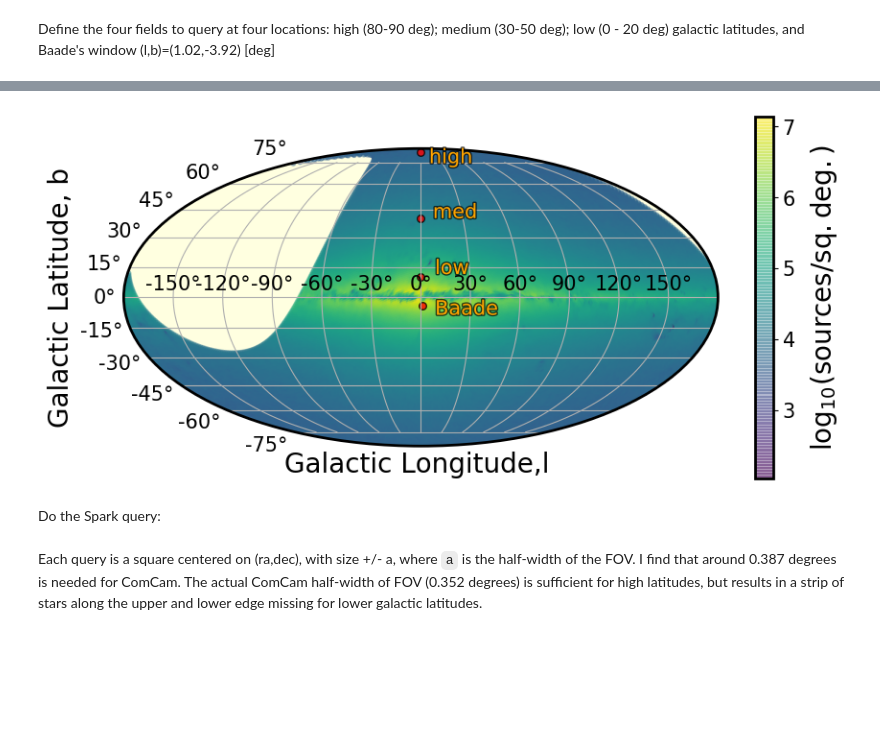
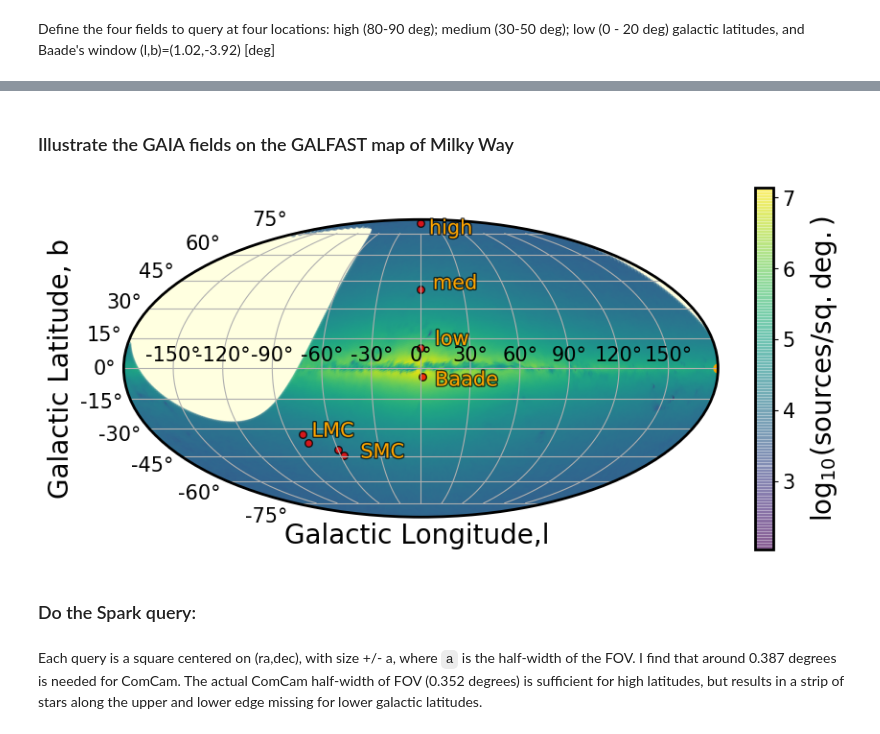
Before and after one commit to lsst-ts/ts_phosim, a Jupyter notebook: notebooks/analysis_notebooks/AOS_GAIA_catalog.ipynb, the cells around one changed output, grey strips where cells are left out. Saved outputs shown, nothing was run; the diff lists cells and outputs as text; code cells hidden in the pictures; blank space fills up the shorter version.

Commit message:
added GAIA queries in/around Magellanic clouds

```diff
--- a/notebooks/analysis_notebooks/AOS_GAIA_catalog.ipynb
+++ b/notebooks/analysis_notebooks/AOS_GAIA_catalog.ipynb
@@ -160,9 +258,11 @@ gt = Table(data=[['high','med','low','Baade'],
+# %% [markdown]
+### Illustrate the GAIA fields on the GALFAST map of Milky Way
 # %%
 # Define the tick formatter to have degrees ....
 from matplotlib.ticker import FuncFormatter
 import matplotlib.patches as patches
 import matplotlib.patheffects as PathEffects
-#from astroML.plotting import setup_text_plots
+import matplotlib
 rcParams = matplotlib.rcParams
 #from astroML.plotting import setup_text_plots
 #setup_text_plots( usetex=True)
@@ -205,48 +305,58 @@ imge = ax.scatter(np.radians(healpix_longitude),
                   zorder=-5) # make sure that the background is underneath everything else with zorder
 
 # plot the four GAIA fields
+gt = Table.read('GAIA_DR2_Galactic_fields.txt', format='ascii')
 gaia_coords = SkyCoord(l=gt['l_deg'],b=gt['b_deg'],
                        frame='galactic', unit='deg')
 gaia_longitude = gaia_coords.galactic.l.rad
 gaia_latitude = gaia_coords.galactic.b.rad
 
+# switch the range of coords from (0,2pi) to (-pi,pi) for longitude
+ind = gaia_longitude>np.pi
+gaia_longitude[ind] -= 2*np.pi
+#gaia_longituge =- gaia_longitude
+
 # this only plots the gaia coords as same-size markers.
 ax.scatter(gaia_longitude, gaia_latitude, alpha=0.8, s=30,c='red',
           edgecolors='black')
 
+ax.scatter(np.pi, 0, s=40,c='orange')
 # chosen by hand for no overlap with other plot elements
 # these are in radians
-xtext = {'high':0.2, 'med':0.15, 'low':0.15, 'Baade':0.15}
-ytext={'high':1.3, 'med':0.7, 'low':0.2, 'Baade':-0.15}
+xtext = {'high':0.2, 'med':0.15, 'low':0.15, 'Baade':0.15, 'LMC':-1.3, 'SMC':-0.8}
+ytext={'high':1.3, 'med':0.7, 'low':0.2, 'Baade':-0.15, 'LMC':-0.6, 'SMC':-0.8}
 
 # annotate each field
-for i in range(len(gt)):
+i = 0
+for key in xtext.keys():
     xc = gaia_longitude[i]
     yc = gaia_latitude[i]
-    name = gt['name'][i]
-
+    name = key
     txt = ax.annotate(name, xy=(xc,yc),xytext=(xtext[name],ytext[name]),
                color='orange')
     # from
     # https://osxastrotricks.wordpress.com/2014/12/02/add-border-around-text-with-matplotlib/
     txt.set_path_effects([PathEffects.withStroke(linewidth=2, foreground='black',alpha=0.7)])
+    i += 1
     #plt.draw()
 
+# Also, plot the SMC,LMC fields
+#ax.scatter(lmc_coord.galactic.l.rad, lmc_coord.galactic.b.rad)
 
 
 # set the tick labels with degree formatting
 origin = 0
 tick_labels = np.array([150, 120, 90, 60, 30, 0, 330, 300, 270, 240, 210])
 tick_labels = np.remainder(tick_labels+360+origin,360)
 ax.set_xticklabels(tick_labels)
 ax.xaxis.set_major_formatter(FuncFormatter(degrees))
 ax.set_xlabel('Galactic Longitude,l ')
 ax.set_ylabel('Galactic Latitude, b')
 ax.grid(True)
 cbar = plt.colorbar(imge)
 cbar.set_label(r'$\log_{10}{(\mathrm{sources / sq.deg.})}$', labelpad=10)
 #plt.savefig('MAF_DECAPS.png',  bbox_inches='tight')
 # %% [output]
-[figure, old version]
+[figure, new version]
 # %% [markdown]
-Do the Spark query:
+### Do the Spark query:
```
Also changed, not shown: parts of 20 cells of this notebook.
